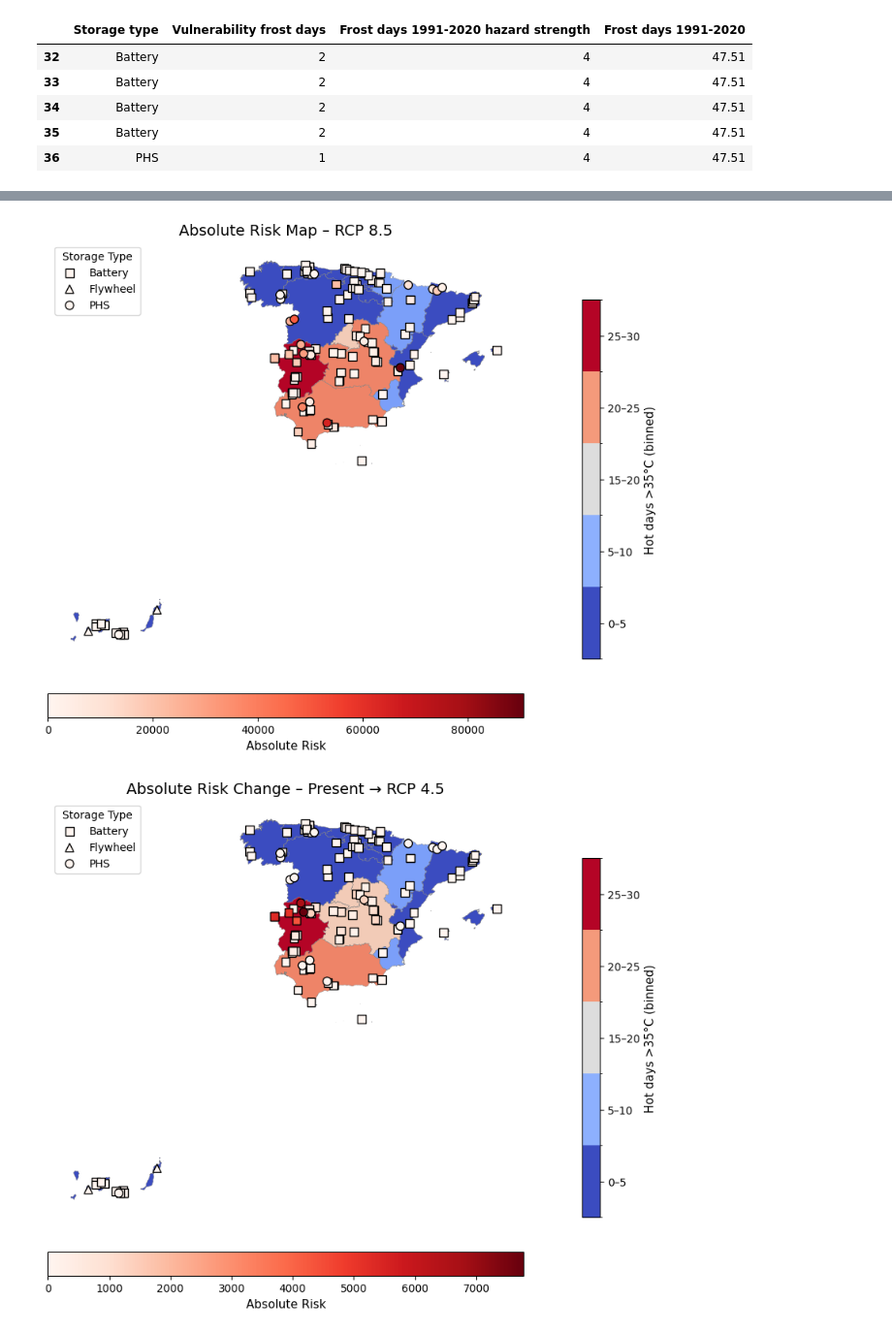
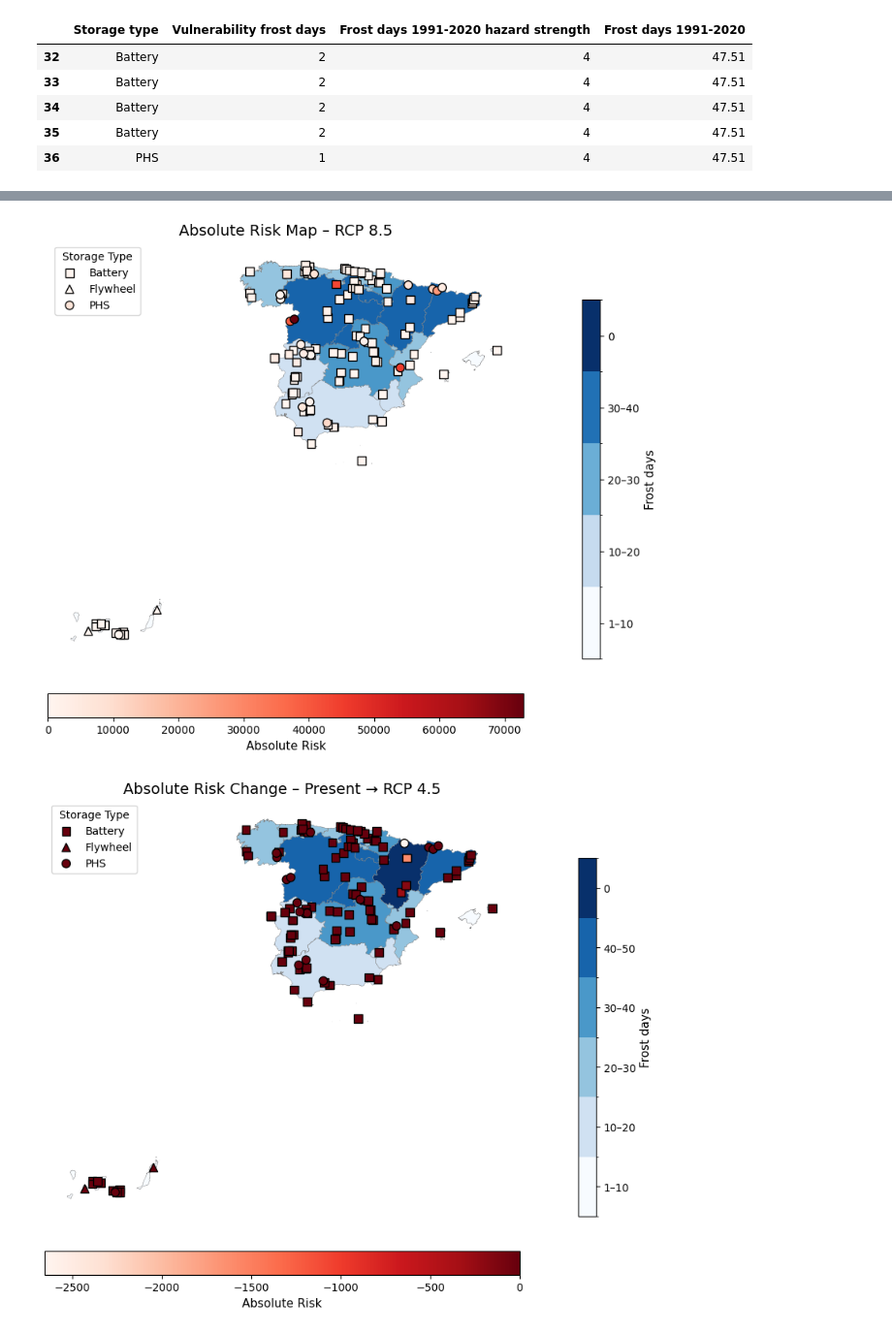
Before and after one commit to MariusMC8/Thesis-coding, a Jupyter notebook: Risk_ranking_maps.ipynb, the cells around one changed output, grey strips where cells are left out. Shown at 97% size. Saved outputs shown, nothing was run; the diff lists cells and outputs as text; code cells hidden in the pictures.

```diff
--- a/Risk_ranking_maps.ipynb
+++ b/Risk_ranking_maps.ipynb
@@ -1912,8 +1912,8 @@ HAZARDCURRENT_COL = "Frost days 1991-2020 hazard strength"
 # REGION-LEVEL BACKGROUND
 # =========================================================
 # 1. Bin function (define FIRST)
-change_bins = [-float("inf"), -10, -5, 0, float("inf")]
-change_labels = ["-10 to -6", "-5 to -1", "0"]
+change_bins = [-float("inf"), -10, -5, -1, 0, float("inf")]
+change_labels = ["< -10", "-10 to -5", "-5 to -1", "-1 to 0", "> 0"]
 
 def bin_change(df, col):
     df[col + "_binned"] = pd.cut(
@@ -1945,7 +1945,7 @@ regions_bg = bin_change(regions_bg, FROSTDAYS_CHANGE85)
 # =========================================================
 num_cats = len(change_labels)
 import matplotlib
-cmap_bg = matplotlib.colormaps.get_cmap("YlOrRd").resampled(num_cats)
+cmap_bg = matplotlib.colormaps.get_cmap("afmhot").resampled(num_cats)
 norm_bg = mcolors.BoundaryNorm(np.arange(num_cats + 1), num_cats)
 
 
@@ -2641,21 +2650,21 @@ def plot_absolute_risk(bg_col, risk_col, title):
 
 # ---- CURRENT ----
 plot_absolute_risk(
-    bg_col=HOT_CUR,
+    bg_col=FROSTDAYSCURRENT_COL,
     risk_col="Risk_current_abs",
     title="Absolute Risk Map – Current Climate"
 )
 
 # ---- RCP 4.5 ----
 plot_absolute_risk(
-    bg_col=HOT_45,
+    bg_col=FROSTDAYS45_COL,
     risk_col="Risk_45_abs",
     title="Absolute Risk Map – RCP 4.5"
 )
 
 # ---- RCP 8.5 ----
 plot_absolute_risk(
-    bg_col=HOT_85,
+    bg_col=FROSTDAYS85_COL,
     risk_col="Risk_85_abs",
     title="Absolute Risk Map – RCP 8.5"
 )
@@ -2666,14 +2675,14 @@ plot_absolute_risk(
 
 # ---- Change Present → RCP 4.5 ----
 plot_absolute_risk(
-    bg_col=HOT_45,
+    bg_col=FROSTDAYS45_COL,
     risk_col="Risk_change_45",
     title="Absolute Risk Change – Present → RCP 4.5"
 )
 
 # ---- Change Present → RCP 8.5 ----
 plot_absolute_risk(
-    bg_col=HOT_85,
+    bg_col=FROSTDAYS85_COL,
     risk_col="Risk_change_85",
     title="Absolute Risk Change – Present → RCP 8.5"
 )
@@ -2683,2 +2692,2 @@ plot_absolute_risk(
-[figure, old version]
+[figure, new version]
-[figure, old version]
+[figure, new version]
```
Also changed, not shown: parts of 5 cells of this notebook.
